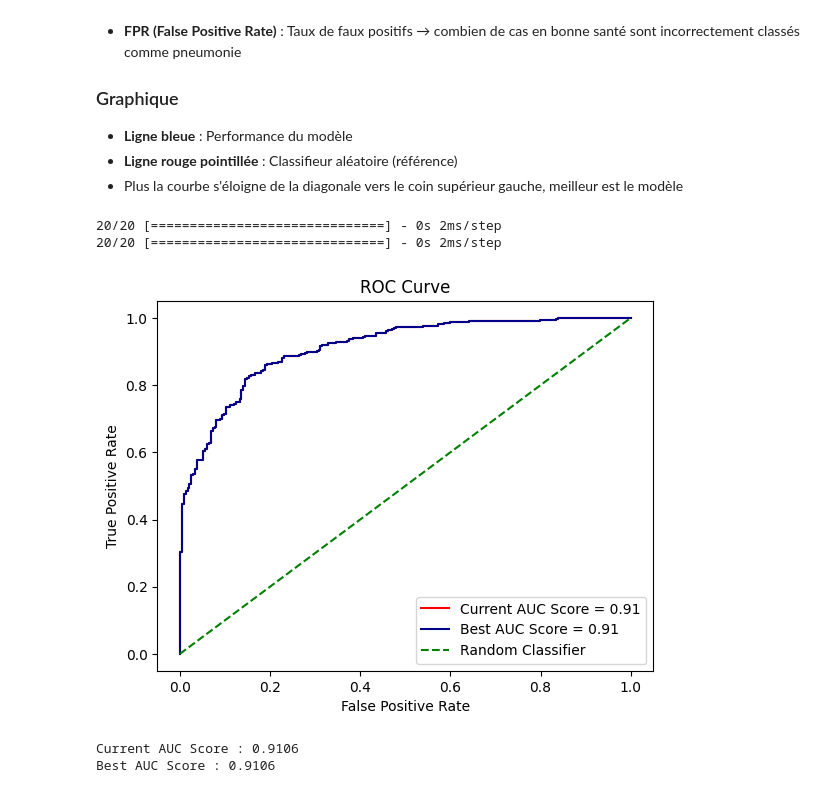
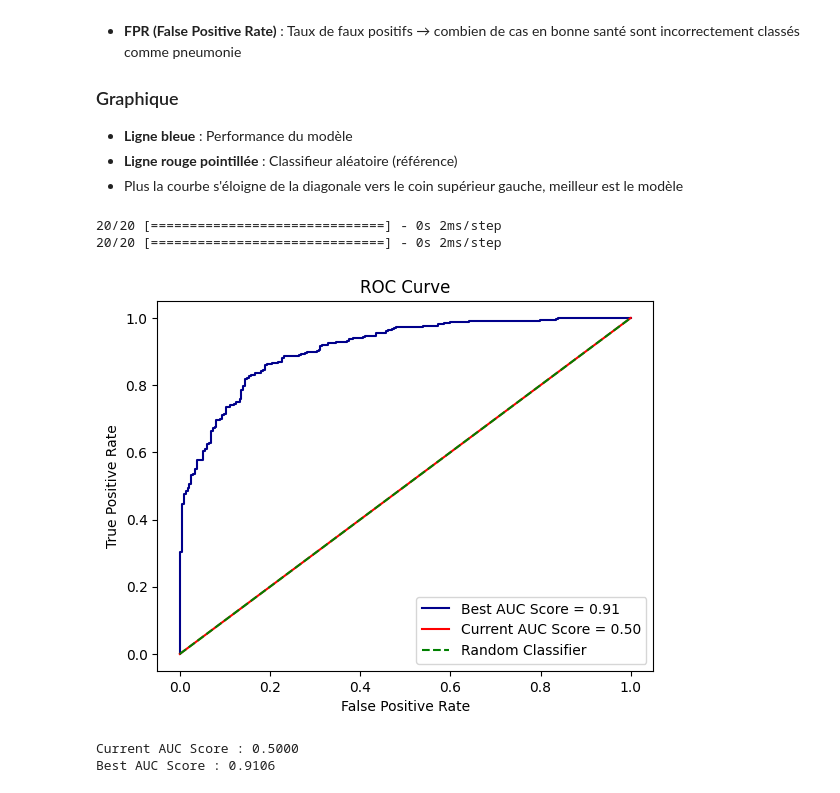
Before and after one commit to Qua-9-9-1/Zoidberg, a Jupyter notebook: notebooks/Zoidberg.ipynb, the cells around one changed output. Cells and saved outputs as stored; diff of their text form; code cells hidden in the pictures.

Commit message:
[ADD] loadable model for comparison + security if file does not exists

```diff
--- a/notebooks/Zoidberg.ipynb
+++ b/notebooks/Zoidberg.ipynb
@@ -17,6 +17,7 @@ BATCH_SIZE : int = 32
 
 VERSION = "v1_base" + str(LAYERS) + f"_lr{LEARNING_RATE}" + f"_epochs{EPOCHS}" + f"_batch{BATCH_SIZE}"
 
+SELECTED_MODEL_PATH = ""
 BEST_MODEL_PATH = "models/zoidberg_model_v1_base[(128, 'relu'), (64, 'relu'), (1, 'sigmoid')]_lr0.001_epochs10_batch32.keras"
 
 from IPython.display import Markdown, display
@@ -387,31 +385,35 @@ md("""
 - **Ligne rouge pointillée** : Classifieur aléatoire (référence)
 - Plus la courbe s'éloigne de la diagonale vers le coin supérieur gauche, meilleur est le modèle
 # %%
+plt.figure()
+
+if os.path.exists("../" + SELECTED_MODEL_PATH) and SELECTED_MODEL_PATH != "":
+    model = tf.keras.models.load_model("../" + SELECTED_MODEL_PATH)
 current_y_probs = model.predict(X_test)
 current_fpr, current_tpr, current_thresholds = roc_curve(y_test, current_y_probs)
 roc_auc = auc(current_fpr, current_tpr)
 
-best_model = tf.keras.models.load_model("../" + BEST_MODEL_PATH)
-best_y_probs = best_model.predict(X_test)
-best_fpr, best_tpr, best_thresholds = roc_curve(y_test, best_y_probs)
-best_auc = auc(best_fpr, best_tpr)
+if os.path.exists("../" + BEST_MODEL_PATH):
+    best_model = tf.keras.models.load_model("../" + BEST_MODEL_PATH)
+    best_y_probs = best_model.predict(X_test)
+    best_fpr, best_tpr, best_thresholds = roc_curve(y_test, best_y_probs)
+    best_auc = auc(best_fpr, best_tpr)
+    plt.plot(best_fpr, best_tpr, color='darkblue', label=f'Best AUC Score = {best_auc:.2f}')
 
-plt.figure()
 plt.plot(current_fpr, current_tpr, color='red', label=f'Current AUC Score = {roc_auc:.2f}')
-plt.plot(best_fpr, best_tpr, color='darkblue', label=f'Best AUC Score = {best_auc:.2f}')
 plt.plot([0, 1], [0, 1], color='green', linestyle='--', label='Random Classifier')
 plt.xlabel('False Positive Rate')
 plt.ylabel('True Positive Rate')
 plt.title('ROC Curve')
 
 plt.legend()
 plt.show()
 
 print (f"Current AUC Score : {roc_auc:.4f}")
 print (f"Best AUC Score : {best_auc:.4f}")
 # %% [output]
 20/20 [==============================] - 0s 2ms/step
 20/20 [==============================] - 0s 2ms/step
-[figure, old version]
+[figure, new version]
-Current AUC Score : 0.9106
+Current AUC Score : 0.5000
 Best AUC Score : 0.9106
```
Also changed, not shown: parts of 3 cells of this notebook.
